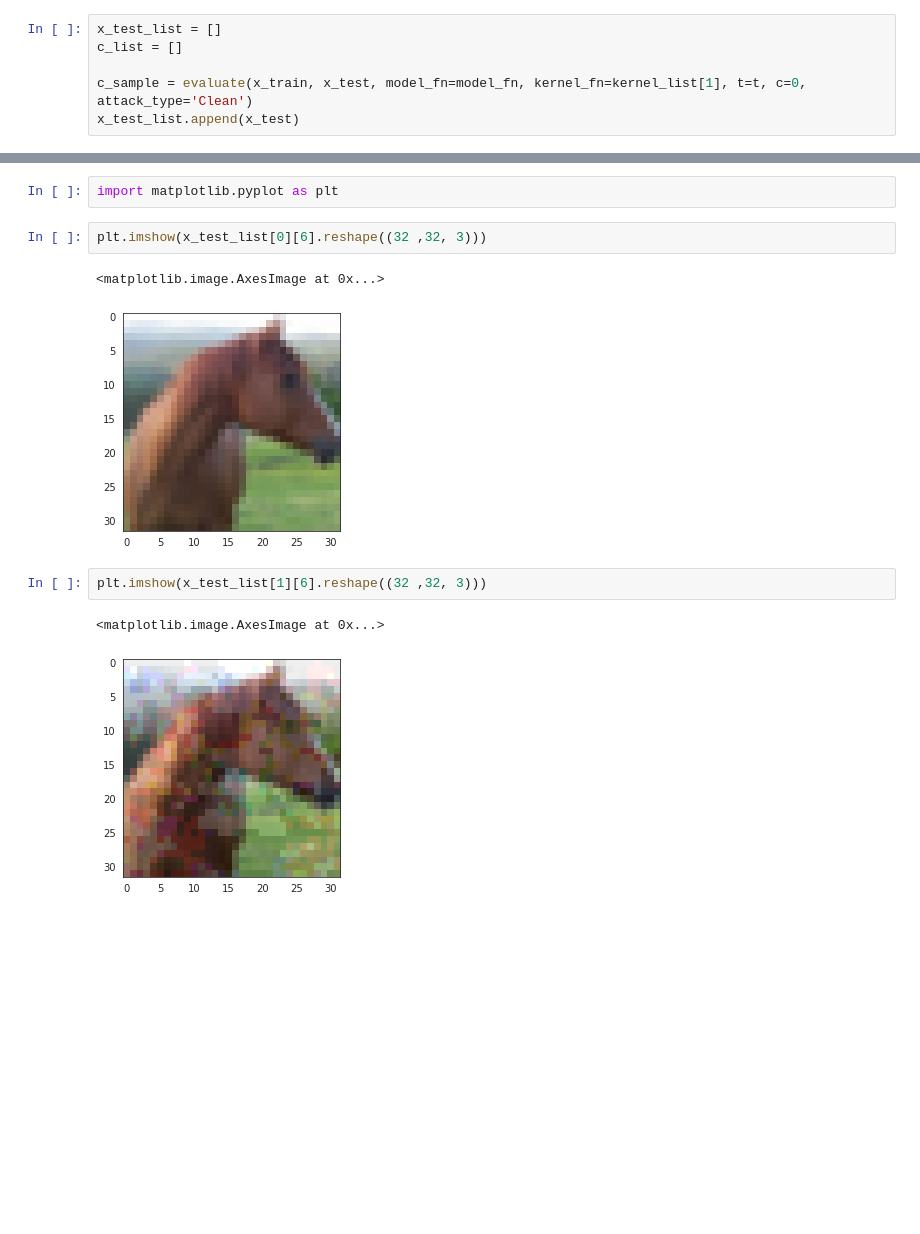
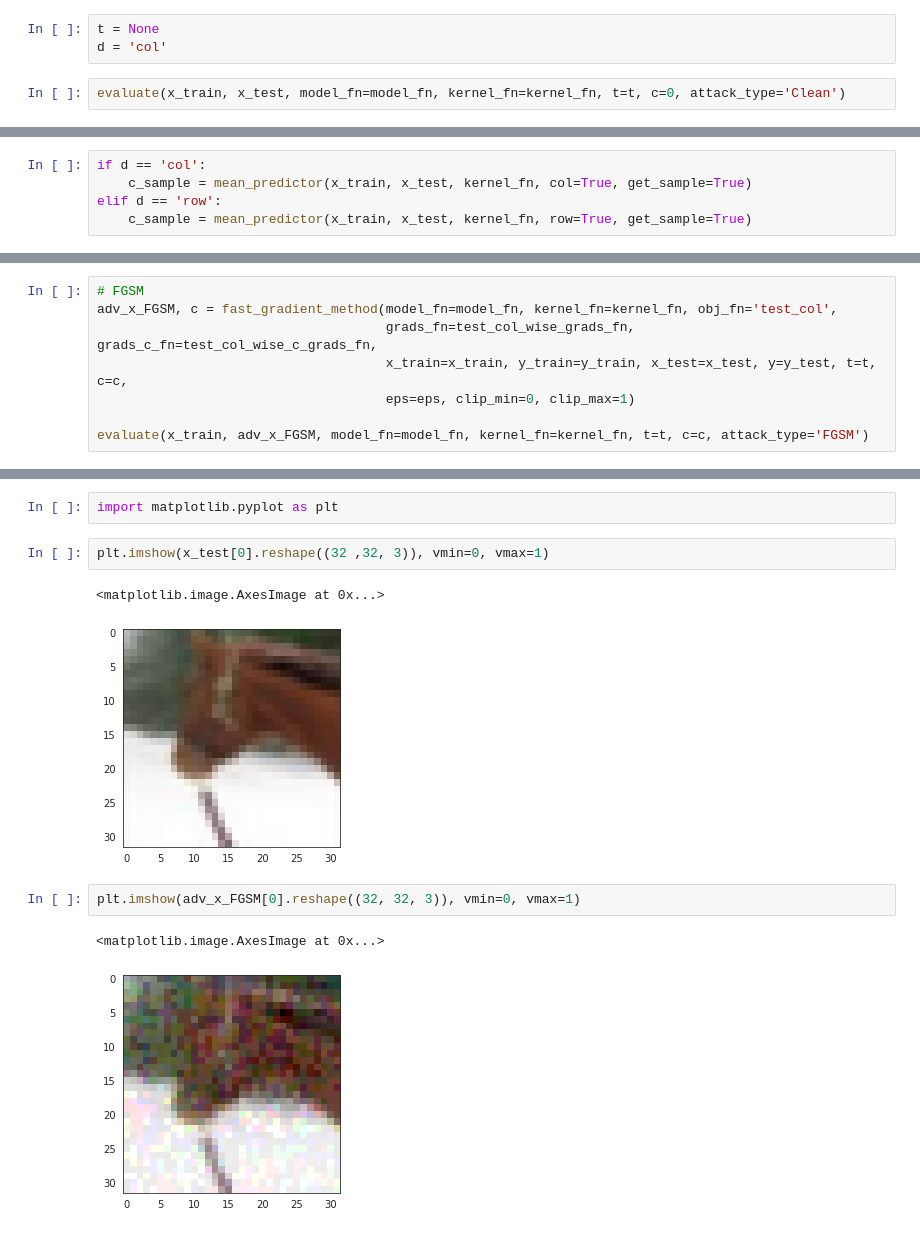
Before and after one commit to jacsaddict/ntk-adversarial-attack, a Jupyter notebook: adversarial-attack-col-wise-cifar10-dense.ipynb, the cells around one changed output, grey strips where cells are left out. Drawn from its saved outputs; the diff is of its cells as text; blank space fills up the shorter version.

Commit message:
col-wise worked

```diff
--- a/adversarial-attack-col-wise-cifar10-dense.ipynb
+++ b/adversarial-attack-col-wise-cifar10-dense.ipynb
@@ -672,7 +506,6 @@ loss_type = ['cross-entropy', 'mse']
+# %%
+t = None
+d = 'col'
 # %%
-x_test_list = []
-c_list = []
-
-c_sample = evaluate(x_train, x_test, model_fn=model_fn, kernel_fn=kernel_list[1], t=t, c=0, attack_type='Clean')
-x_test_list.append(x_test)
+evaluate(x_train, x_test, model_fn=model_fn, kernel_fn=kernel_fn, t=t, c=0, attack_type='Clean')
 # %% [output]
@@ -764,0 +519,5 @@ col:  0.01590081896939719
+# %%
+if d == 'col':
+    c_sample = mean_predictor(x_train, x_test, kernel_fn, col=True, get_sample=True)
+elif d == 'row':
+    c_sample = mean_predictor(x_train, x_test, kernel_fn, row=True, get_sample=True)
@@ -764,0 +526,8 @@ col:  0.01590081896939719
+# %%
+# FGSM
+adv_x_FGSM, c = fast_gradient_method(model_fn=model_fn, kernel_fn=kernel_fn, obj_fn='test_col',
+                                     grads_fn=test_col_wise_grads_fn, grads_c_fn=test_col_wise_c_grads_fn,
+                                     x_train=x_train, y_train=y_train, x_test=x_test, y=y_test, t=t, c=c,
+                                     eps=eps, clip_min=0, clip_max=1)
+
+evaluate(x_train, adv_x_FGSM, model_fn=model_fn, kernel_fn=kernel_fn, t=t, c=c, attack_type='FGSM')
@@ -765,13 +649,13 @@ col:  0.01590081896939719
 # %%
 import matplotlib.pyplot as plt
 # %%
-plt.imshow(x_test_list[0][6].reshape((32 ,32, 3)))
+plt.imshow(x_test[0].reshape((32 ,32, 3)), vmin=0, vmax=1)
 # %% [output]
 <matplotlib.image.AxesImage at 0x...>
-[figure, old version]
+[figure, new version]
 # %%
-plt.imshow(x_test_list[1][6].reshape((32 ,32, 3)))
+plt.imshow(adv_x_FGSM[0].reshape((32, 32, 3)), vmin=0, vmax=1)
 # %% [output]
 <matplotlib.image.AxesImage at 0x...>
-[figure, old version]
+[figure, new version]
 # %%
```
Also changed, not shown: parts of 58 cells of this notebook, 2 other files.
